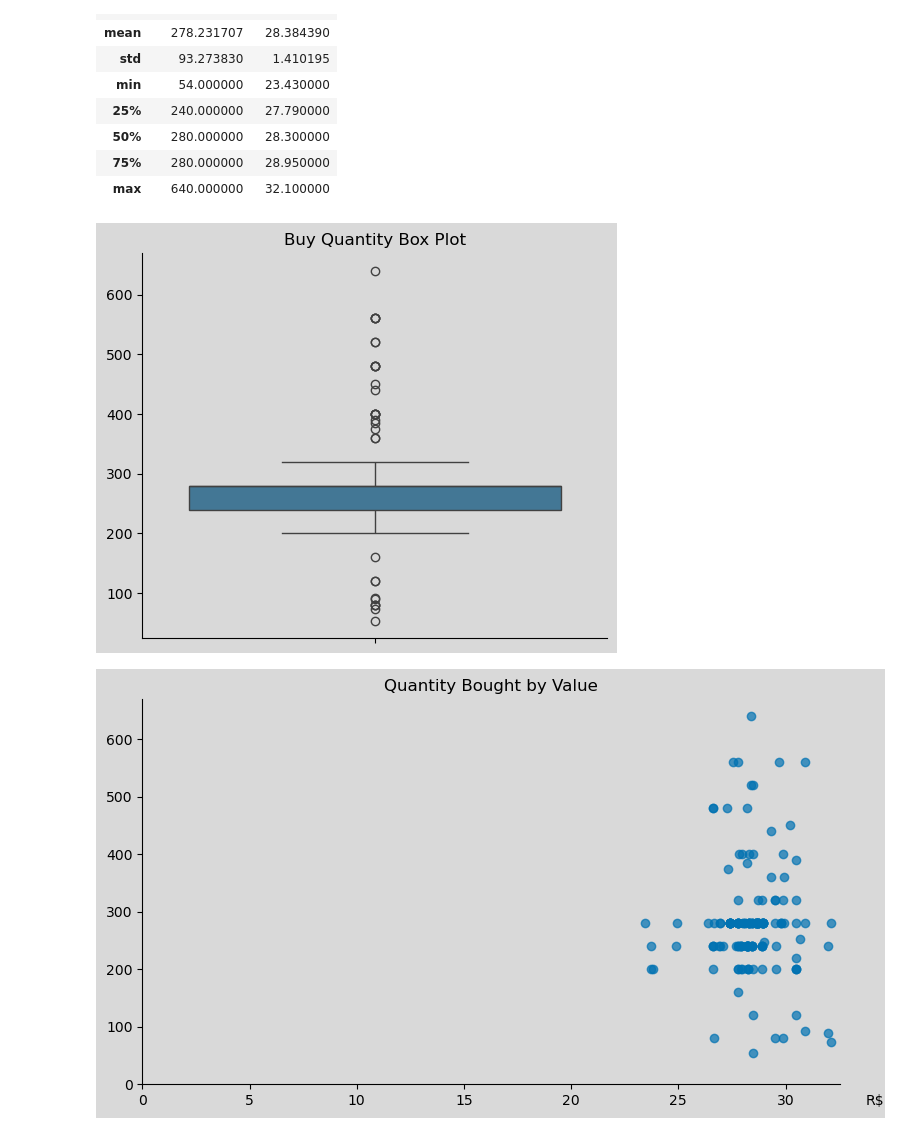
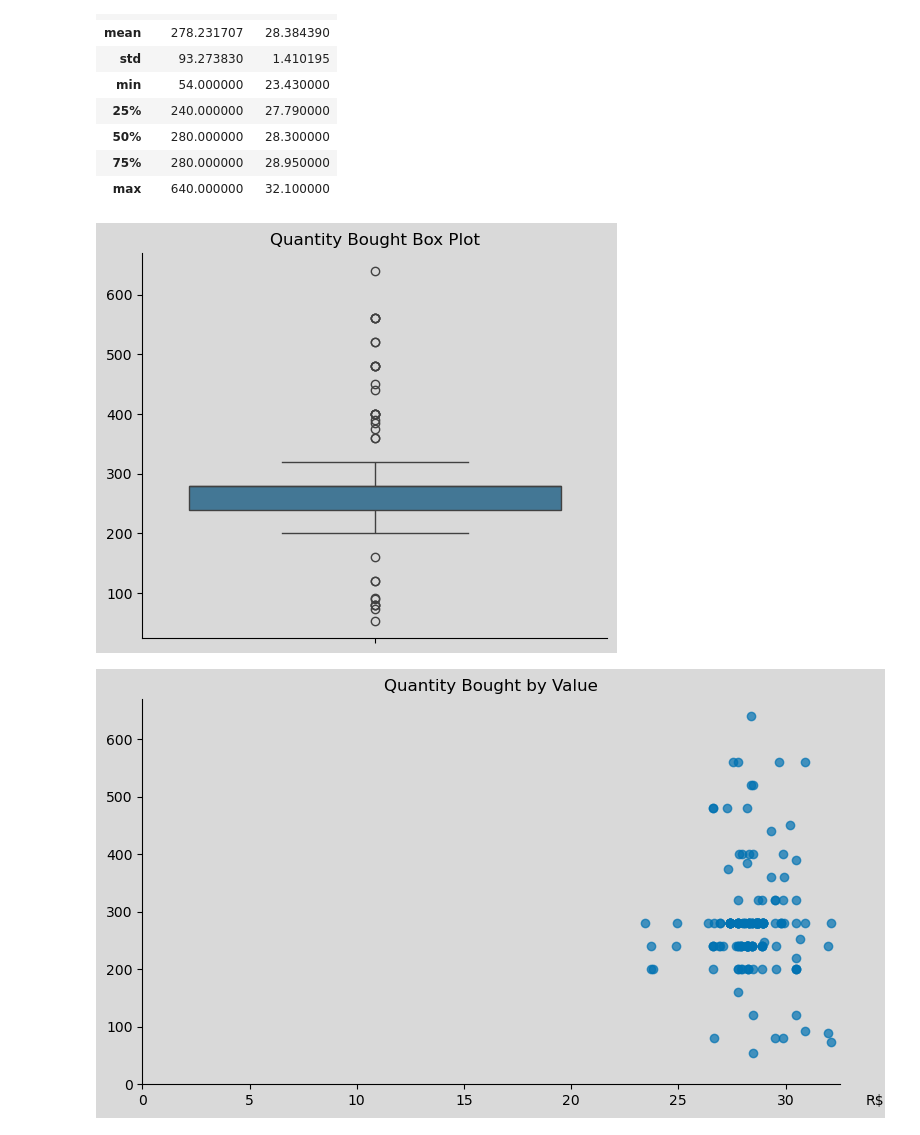
Before and after one commit to fabiogaldinho/Dynamic-Pricing, a Jupyter notebook: notebooks/01_Data_Cleaning.ipynb, the cells around one changed output. Cells and saved outputs as stored; diff of their text form; code cells hidden in the pictures.

Commit message:
Saving plots

```diff
--- a/notebooks/01_Data_Cleaning.ipynb
+++ b/notebooks/01_Data_Cleaning.ipynb
@@ -512,7 +460,7 @@ buy_df.describe(include = ['float', 'int'])
 | 75% | 280.000000 | 28.950000 |
 | max | 640.000000 | 32.100000 |
 # %%
-PlotBoxPlotV3_y(buy_df['buy_quantity'], "Buy Quantity Box Plot", 6, 5, "")
+PlotBoxPlotV3_y(buy_df['buy_quantity'], "Quantity Bought Box Plot", 6, 5, "../visuals/5.QuantityBoughtBoxPlot.svg")
 # %% [output]
-[figure, old version]
+[figure, new version]
 # %%
```
Also changed, not shown: parts of 17 cells of this notebook, 10 other files.
